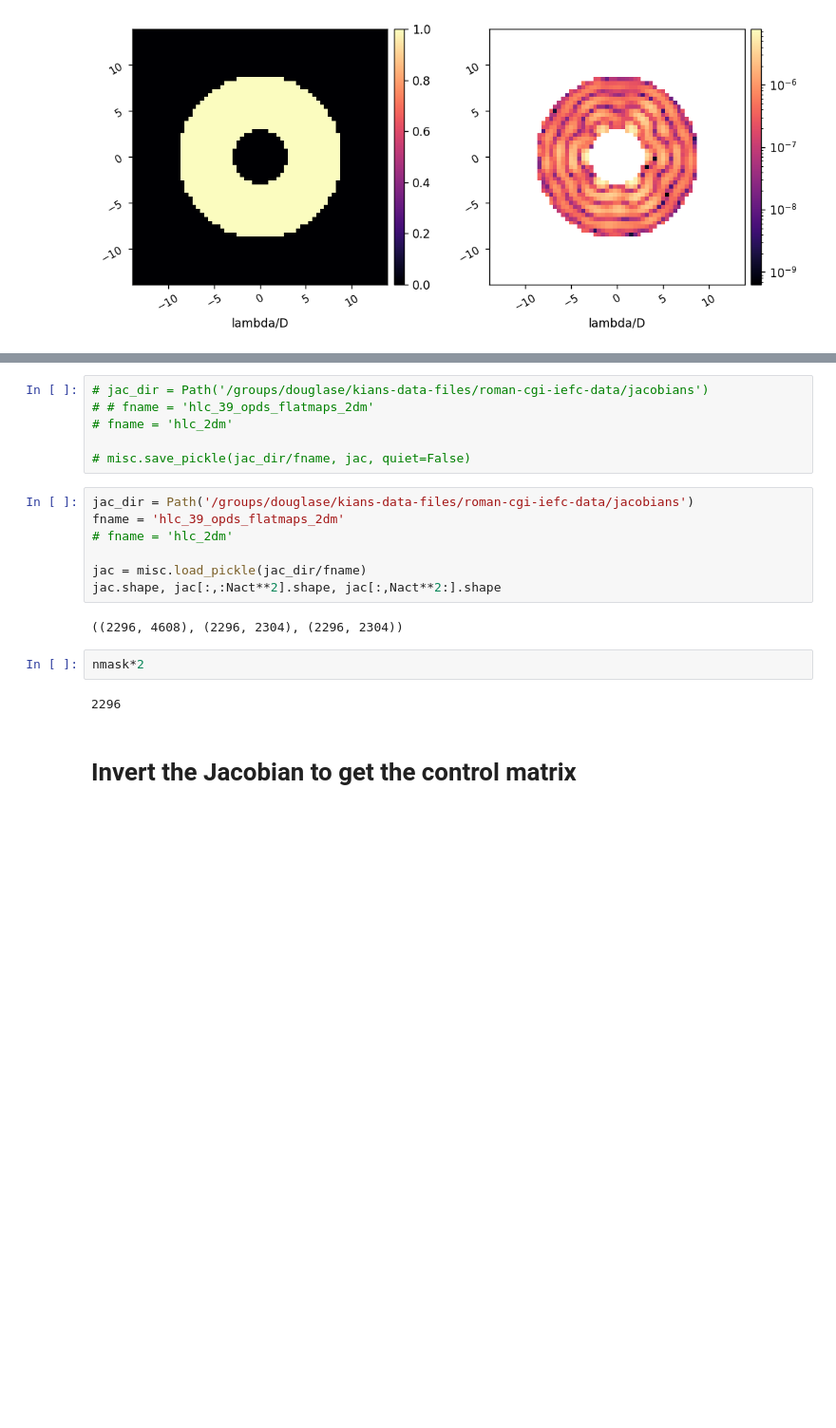
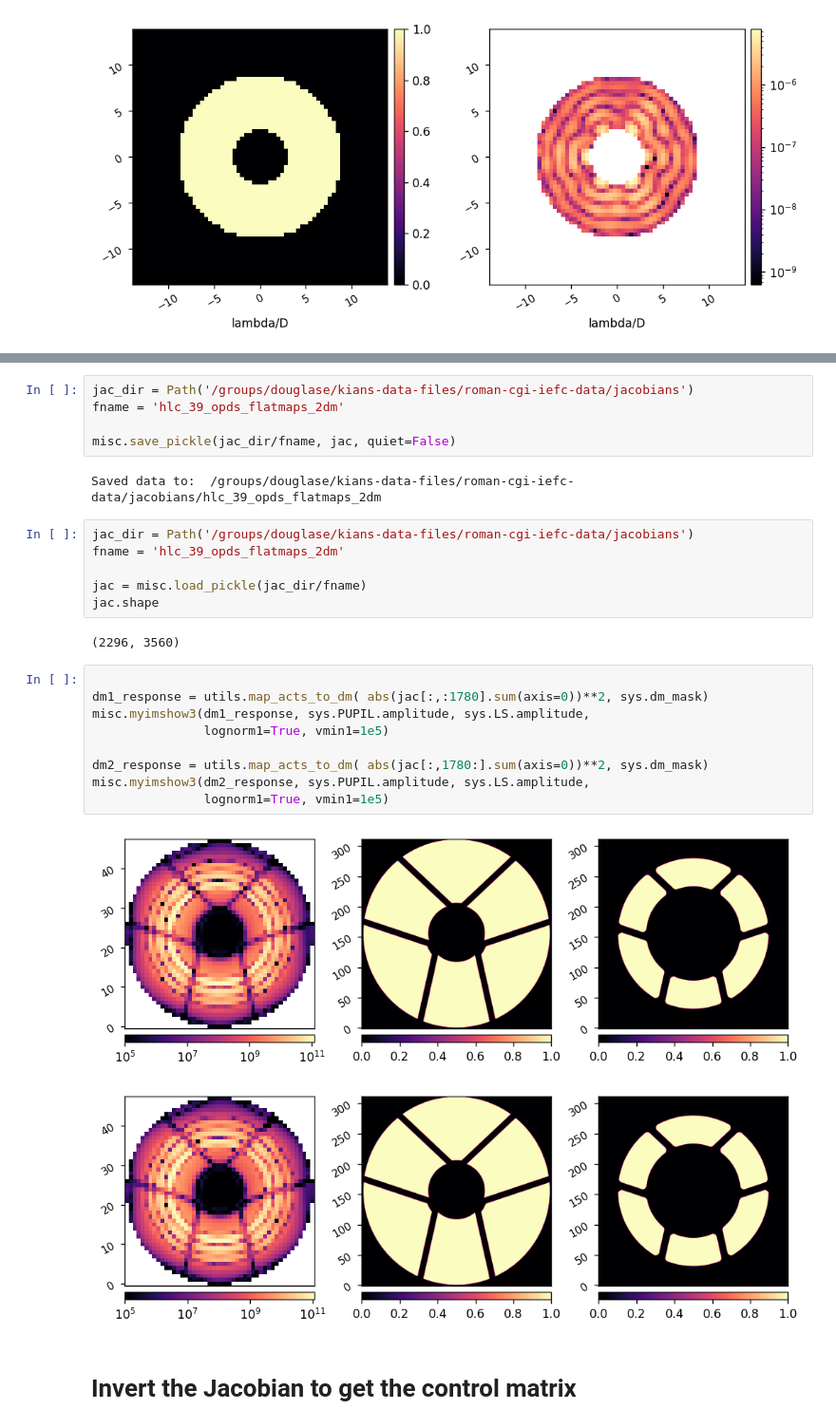
Before and after one commit to kian1377/roman-cgi-iefc, a Jupyter notebook: efc_2dm_hlc.ipynb, the cells around one changed output, grey strips where cells are left out. Shown at 95% size. Drawn from its saved outputs; the diff is of its cells as text; blank space fills up the shorter version.

```diff
--- a/efc_2dm_hlc.ipynb
+++ b/efc_2dm_hlc.ipynb
@@ -101,22 +121,30 @@ misc.myimshow2(dh_mask, ref_psf*dh_mask,
 # %%
-# jac_dir = Path('/groups/douglase/kians-data-files/roman-cgi-iefc-data/jacobians')
-# # fname = 'hlc_39_opds_flatmaps_2dm'
-# fname = 'hlc_2dm'
+jac_dir = Path('/groups/douglase/kians-data-files/roman-cgi-iefc-data/jacobians')
+fname = 'hlc_39_opds_flatmaps_2dm'
 
-# misc.save_pickle(jac_dir/fname, jac, quiet=False)
+misc.save_pickle(jac_dir/fname, jac, quiet=False)
+# %% [output]
+Saved data to:  /groups/douglase/kians-data-files/roman-cgi-iefc-data/jacobians/hlc_39_opds_flatmaps_2dm
 # %%
 jac_dir = Path('/groups/douglase/kians-data-files/roman-cgi-iefc-data/jacobians')
 fname = 'hlc_39_opds_flatmaps_2dm'
-# fname = 'hlc_2dm'
 
 jac = misc.load_pickle(jac_dir/fname)
-jac.shape, jac[:,:Nact**2].shape, jac[:,Nact**2:].shape
+jac.shape
 # %% [output]
-((2296, 4608), (2296, 2304), (2296, 2304))
+(2296, 3560)
-# %%
-nmask*2
-# %% [output]
-2296
+# %%
+
+dm1_response = utils.map_acts_to_dm( abs(jac[:,:1780].sum(axis=0))**2, sys.dm_mask)
+misc.myimshow3(dm1_response, sys.PUPIL.amplitude, sys.LS.amplitude,
+               lognorm1=True, vmin1=1e5)
+
+dm2_response = utils.map_acts_to_dm( abs(jac[:,1780:].sum(axis=0))**2, sys.dm_mask)
+misc.myimshow3(dm2_response, sys.PUPIL.amplitude, sys.LS.amplitude,
+               lognorm1=True, vmin1=1e5)
+# %% [output]
+[figure, added]
+[figure, added]
 # %% [markdown]
 # Invert the Jacobian to get the control matrix
 # %%
```
Also changed, not shown: parts of 6 cells of this notebook, 17 other files.
